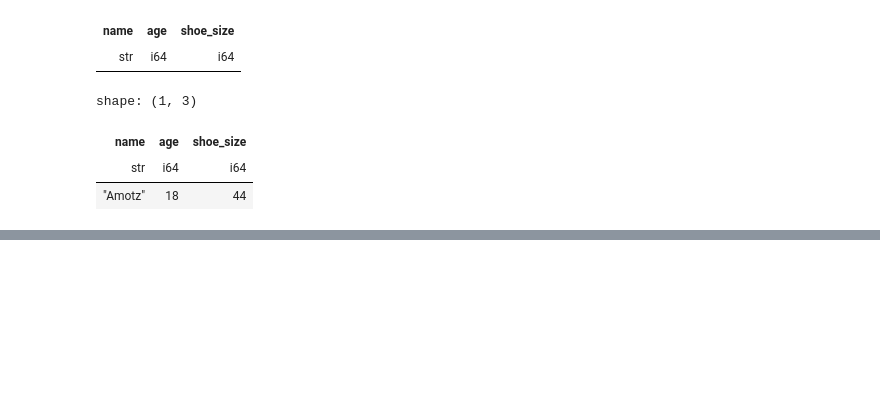
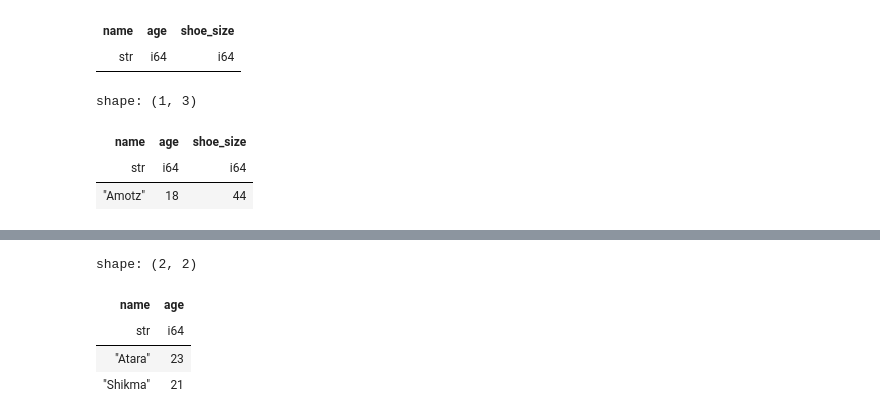
Before and after one commit to opagani/2024-08Aug-25-polars, a Jupyter notebook: LernerPython - 2024-08Aug-25-polars.ipynb, the cells around one changed output, grey strips where cells are left out. Drawn from its saved outputs; the diff is of its cells as text; code cells hidden in the pictures; blank space fills up the shorter version.

```diff
--- a/LernerPython - 2024-08Aug-25-polars.ipynb
+++ b/LernerPython - 2024-08Aug-25-polars.ipynb
@@ -699,0 +708,16 @@ shape: (1, 3)
+# %%
+# Get the name and age
+# of people whose shoe size is below average
+
+df.filter(
+    (pl.col('shoe_size') < pl.col('shoe_size').mean())
+).select(
+    pl.col('name'),
+    pl.col('age')
+)
+# %% [output]
+shape: (2, 2)
+| name | age |
+| str | i64 |
+| "Atara" | 23 |
+| "Shikma" | 21 |
```
Also changed, not shown: parts of 1 cell of this notebook.
